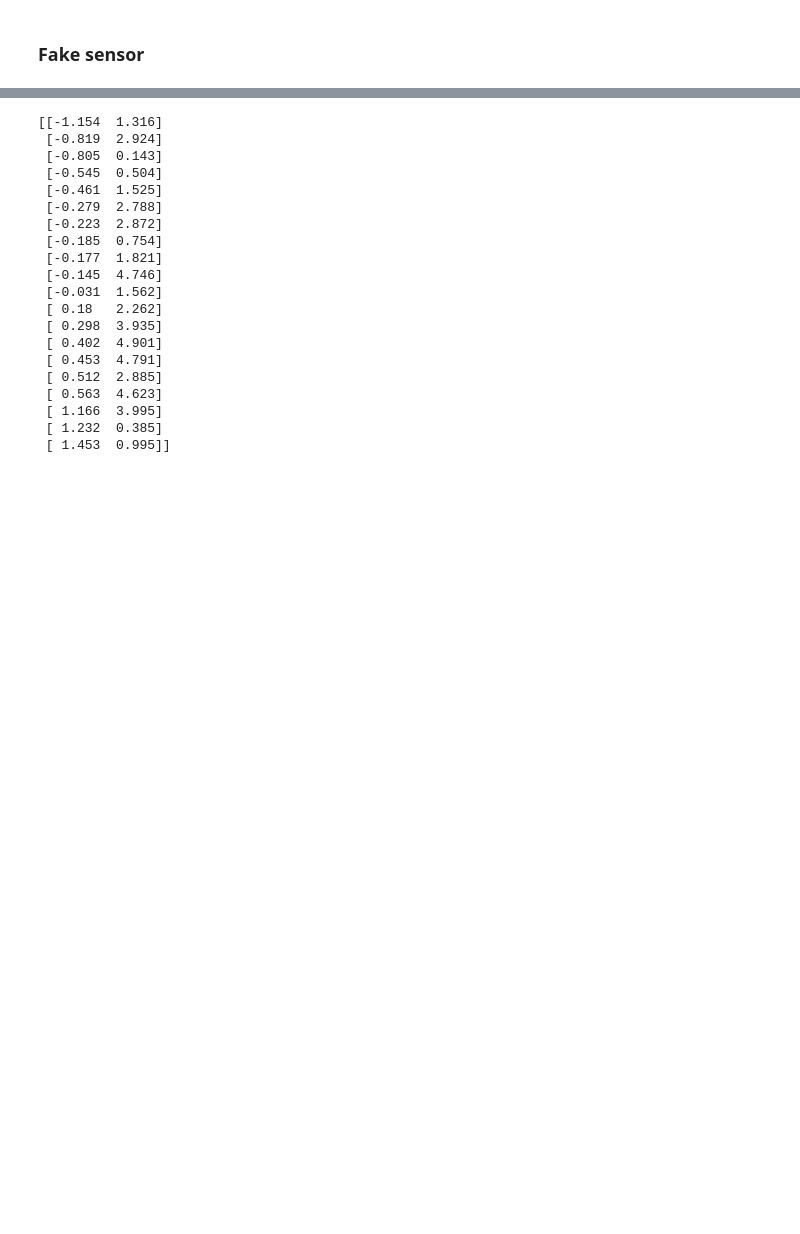
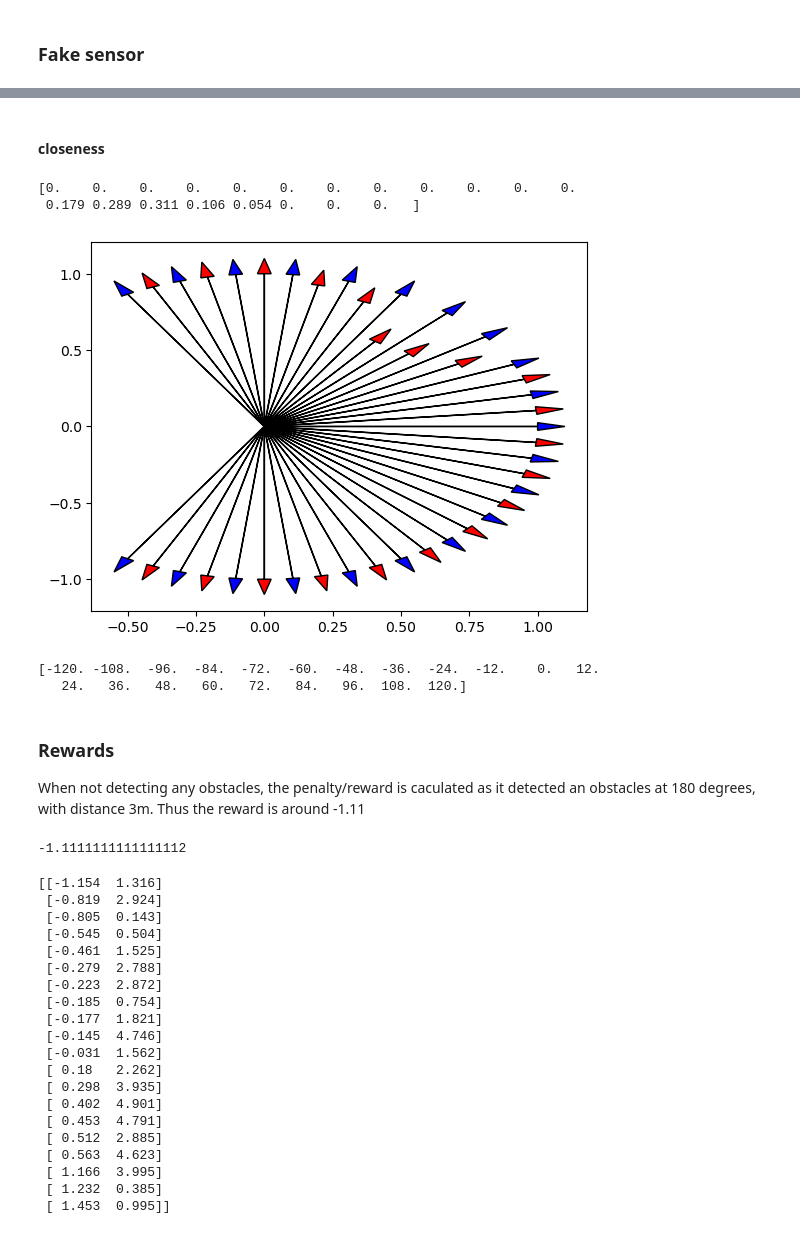
Before and after one commit to SpartanTan/RL-everything, a Jupyter notebook: torh_tutorial/generate_path.ipynb, the cells around one changed output, grey strips where cells are left out. Drawn from its saved outputs; the diff is of its cells as text; code cells hidden in the pictures; blank space fills up the shorter version.

Commit message:
add closeness

```diff
--- a/torh_tutorial/generate_path.ipynb
+++ b/torh_tutorial/generate_path.ipynb
@@ -771,3 +843,45 @@ print(obstacles_obs.shape)
+# %% [markdown]
+#### closeness
+# %%
+differences = np.diff(sectors)
+angles = sectors[:-1] + differences / 2
+mes = np.vstack([angles, result]).T
+
+pan = sectors
+for data in mes:
+    if data[1] !=0:
+        draw_arrow(0.0, 0.0, data[0], data[1], 'r')
+for angle in pan:
+    draw_arrow(0.0, 0.0, angle, 1.0)
+closeness = 1-1*result
+print(closeness)
+# %% [output]
+[0.    0.    0.    0.    0.    0.    0.    0.    0.    0.    0.    0.
+ 0.179 0.289 0.311 0.106 0.054 0.    0.    0.   ]
+[figure, added]
+# %%
+sectors = np.linspace(-np.deg2rad(120), np.deg2rad(120), 21)
+print(np.rad2deg(sectors))
+# %% [output]
+[-120. -108.  -96.  -84.  -72.  -60.  -48.  -36.  -24.  -12.    0.   12.
+   24.   36.   48.   60.   72.   84.   96.  108.  120.]
+# %% [markdown]
+### Rewards
+When not detecting any obstacles, the penalty/reward is caculated as it detected an obstacles at 180 degrees, with distance 3m.
+Thus the reward is around -1.11
+# %%
+gamma_theta = 4.0
+gamma_x = 0.1
+den = 0.0
+num = 0.0
+
+for idx, data in enumerate(obstacles_obs):
+    den += ( 1 + np.abs(gamma_theta * data[1])) ** -1
+    num += (1 + np.abs(gamma_theta * data[1])) ** -1 * (gamma_x * np.maximum(data[0], 0.5)**2) ** -1
+r_oa = - num/den
+print(r_oa)
+# %% [output]
+-1.1111111111111112
 # %%
 def gen_sensor(angle_min, angle_max, distance_min, distance_max, num_samples):
     # First dimension: random numbers from -pi to pi
```
Also changed, not shown: parts of 10 cells of this notebook, 1 other file.
